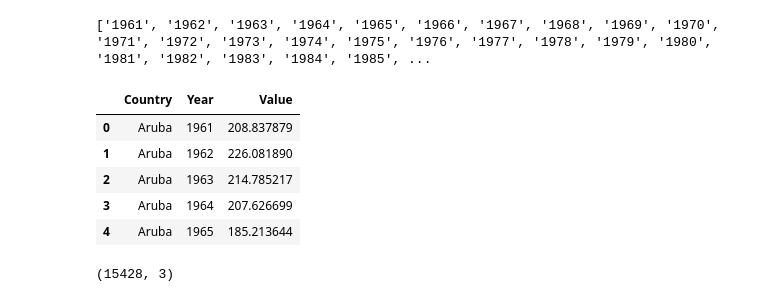
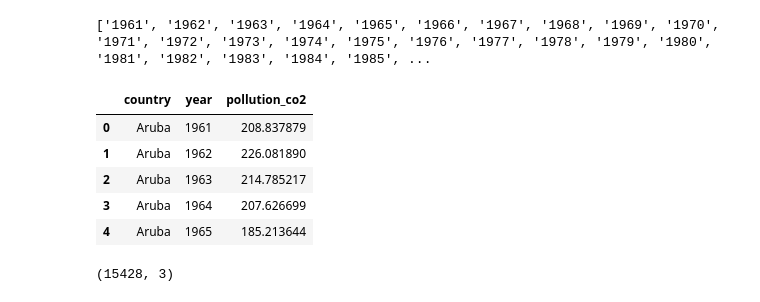
Before and after one commit to Obsywon/datawarehouse, a Jupyter notebook: transform_co2.ipynb, the cells around one changed output. Drawn from its saved outputs; the diff is of its cells as text; code cells hidden in the pictures.

```diff
--- a/transform_co2.ipynb
+++ b/transform_co2.ipynb
@@ -34,17 +34,17 @@ print(years)
 # %%
 # Création nouveau dataframe organisé par pays puis années
 data_list = []
 
 for country in countries:
     #values = df[df['Country Name'] == country]
     for year in years:
         value = df.loc[country, year]
         #print(value)
-        data_list.append({'Country': country, 'Year': year, 'Value': value})
-data = pd.DataFrame(data_list, columns=["Country", "Year", "Value"])
+        data_list.append({'country': country, 'year': year, 'pollution_co2': value})
+data = pd.DataFrame(data_list, columns=['country', 'year', 'pollution_co2'])
 data.head(5)
 # %% [output]
-|  | Country | Year | Value |
+|  | country | year | pollution_co2 |
 | 0 | Aruba | 1961 | 208.837879 |
 | 1 | Aruba | 1962 | 226.081890 |
 | 2 | Aruba | 1963 | 214.785217 |
```
Also changed, not shown: parts of 7 cells of this notebook, 1 other file.
